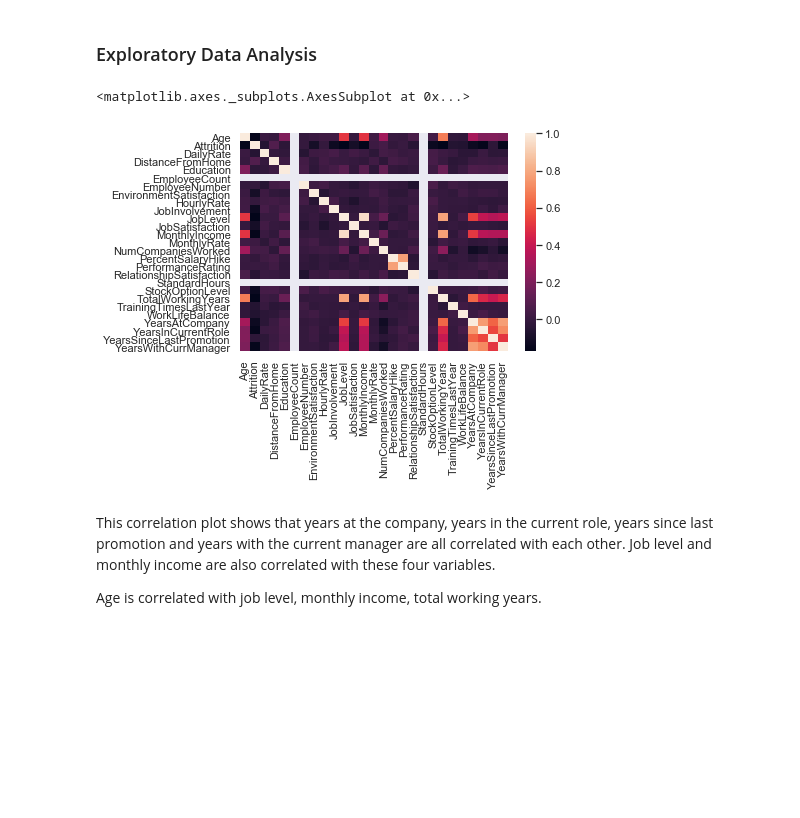
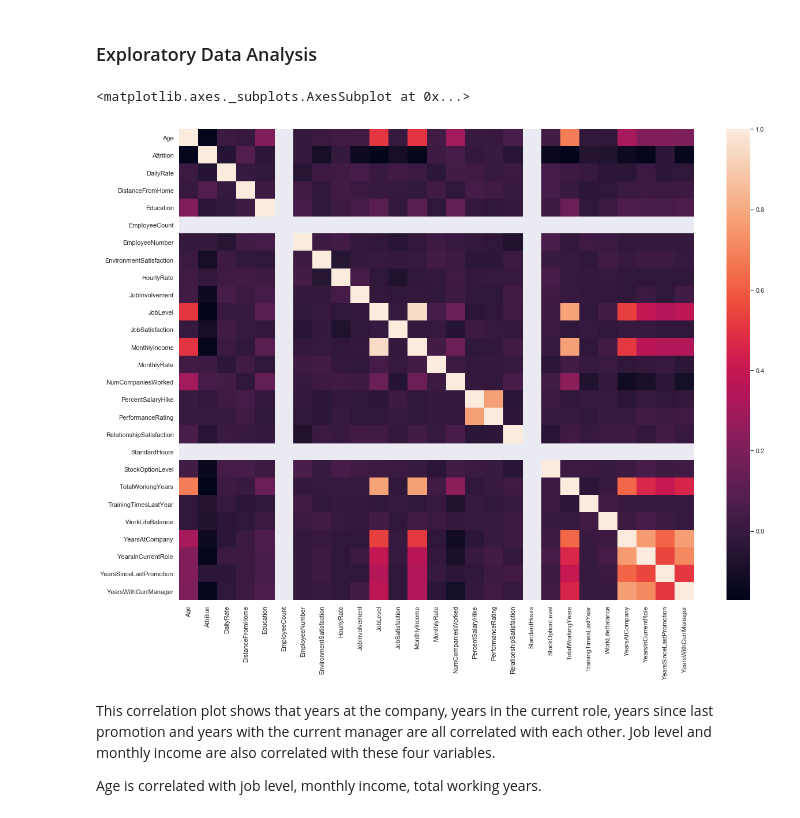
Before and after one commit to keertic/employee-attrition-project, a Jupyter notebook: ibm_hr_data.ipynb, the cells around one changed output. Cells and saved outputs as stored; diff of their text form; code cells hidden in the pictures; blank space fills up the shorter version.

```diff
--- a/ibm_hr_data.ipynb
+++ b/ibm_hr_data.ipynb
@@ -82,14 +117,14 @@ df['Attrition'].replace(to_replace = dict(Yes = 1, No = 0), inplace=True)
 # %% [markdown]
 ### Exploratory Data Analysis
 # %%
-import seaborn as sns
 corr = df.corr()
+plt.subplots(figsize=(20,15))
 sns.heatmap(corr,
             xticklabels=corr.columns.values,
             yticklabels=corr.columns.values)
 # %% [output]
 <matplotlib.axes._subplots.AxesSubplot at 0x...>
-[figure, old version]
+[figure, new version]
 # %% [markdown]
 This correlation plot shows that years at the company, years in the current role, years since last promotion and years with the current manager are all correlated with each other. Job level and monthly income are also correlated with these four variables.
 
```
Also changed, not shown: parts of 26 cells of this notebook.
